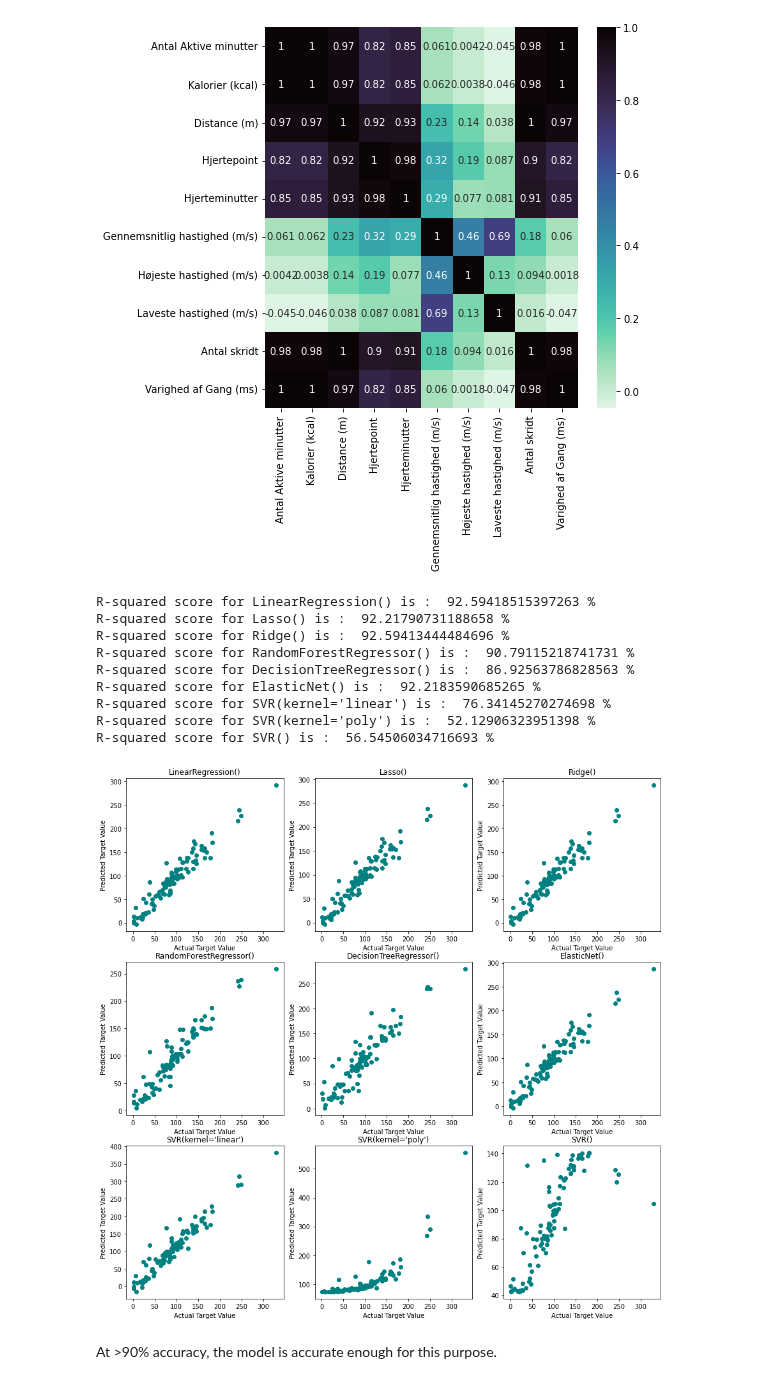
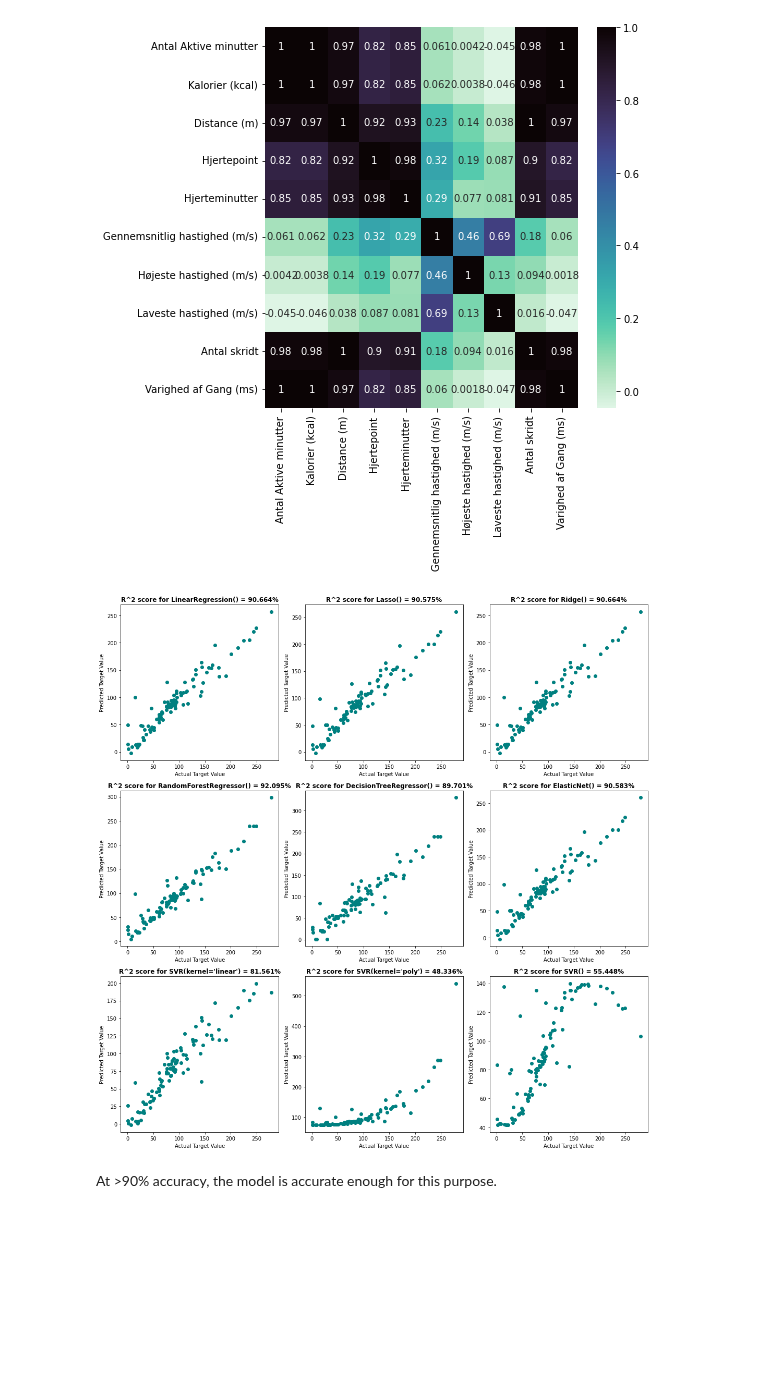
Before and after one commit to Frederik3152/google_fit_data_science, a Jupyter notebook: Google Fit Project.ipynb, the cells around one changed output. Cells and saved outputs as stored; diff of their text form; code cells hidden in the pictures; blank space fills up the shorter version.

```diff
--- a/Google Fit Project.ipynb
+++ b/Google Fit Project.ipynb
@@ -102,7 +102,7 @@ from sklearn.svm import SVR
 from copy import deepcopy
 
 #Creating the train and test features and output variables
-train, test = train_test_split(df_model, test_size = 0.2)
+train, test = train_test_split(df_model, test_size = 0.2, random_state = 50)
 train_x = train[['Antal Aktive minutter', 'Kalorier (kcal)',
                  'Distance (m)', 'Antal skridt']]
 train_y = train.Hjertepoint
@@ -127,45 +127,37 @@ def ml_regression_test(train_x, train_y, test_x, test_y, show_output=0, svr=1):
     #Creating arrays to store the different values of model.fit, model.score and model.predict
     fitted_model_pipeline = []
     model_prediction = []
     model_accuracy = []
     #Fitting the models to the data and applying the algorithms to predict
     i = 0
     for model in model_pipeline:
         fitted_model_pipeline.append(model_pipeline[i].fit(train_x, train_y))
         model_prediction.append(fitted_model_pipeline[i].predict(test_x))
         model_accuracy.append(fitted_model_pipeline[i].score(test_x,test_y))
         i+= 1
 
     #Interpreting the accuracy of each model and plotting the predicted results
     i = 0
     plt.figure(figsize=(15,15))
     if show_output == 1:
         for model in model_pipeline:
-            print(f'R-squared score for {model} is : ',model_accuracy[i]*100,'%')
             plt.subplot(3, 3, i+1)
+            plt.tight_layout()
             plt.scatter(test_y, model_prediction[i], color = 'teal')
             plt.xlabel('Actual Target Value')
             plt.ylabel('Predicted Target Value')
-            plt.title(model)
+            plt.title('R^2 score for {} = {}%'.format(
+                model, (model_accuracy[i]*100).round(3)),fontweight='bold')
             i += 1
         plt.show()
     #Determining the most accurate model according to the coefficient of determination
     best_model = model_accuracy.index(max(model_accuracy))
     return deepcopy(fitted_model_pipeline[best_model])
 
 #Creating the trained_regression_model variable to call the most accurate model disregarding random states
 trained_regression_model= ml_regression_test(train_x, train_y, test_x, test_y, show_output=1, svr=1)
 # %% [output]
-R-squared score for LinearRegression() is :  92.59418515397263 %
-R-squared score for Lasso() is :  92.21790731188658 %
-R-squared score for Ridge() is :  92.59413444484696 %
-R-squared score for RandomForestRegressor() is :  90.79115218741731 %
-R-squared score for DecisionTreeRegressor() is :  86.92563786828563 %
-R-squared score for ElasticNet() is :  92.2183590685265 %
-R-squared score for SVR(kernel='linear') is :  76.34145270274698 %
-R-squared score for SVR(kernel='poly') is :  52.12906323951398 %
-R-squared score for SVR() is :  56.54506034716693 %
-[figure, old version]
+[figure, new version]
 # %% [markdown]
 At  >90% accuracy, the model is accurate enough for this purpose.
 # %%
```
Also changed, not shown: parts of 7 cells of this notebook, 1 other file.
